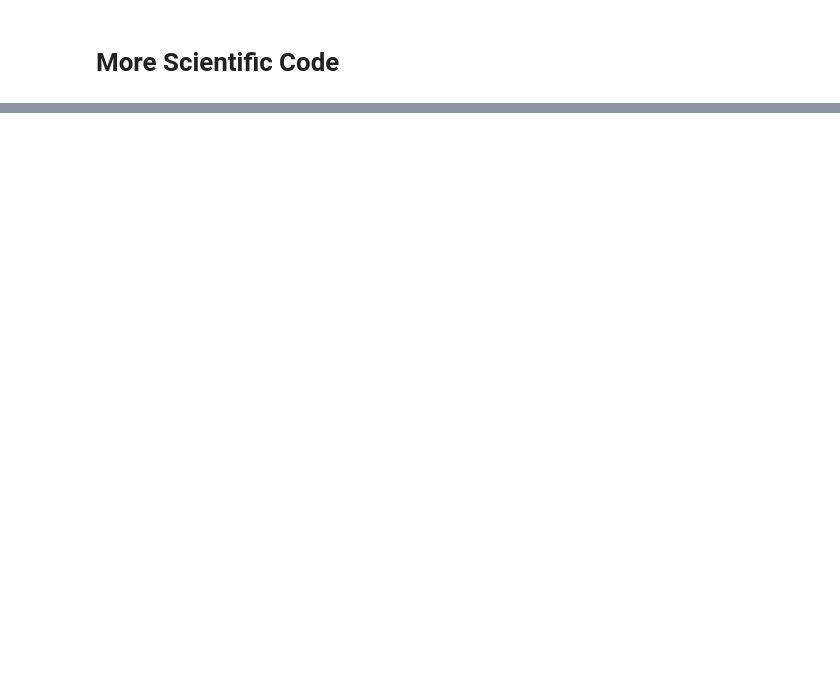
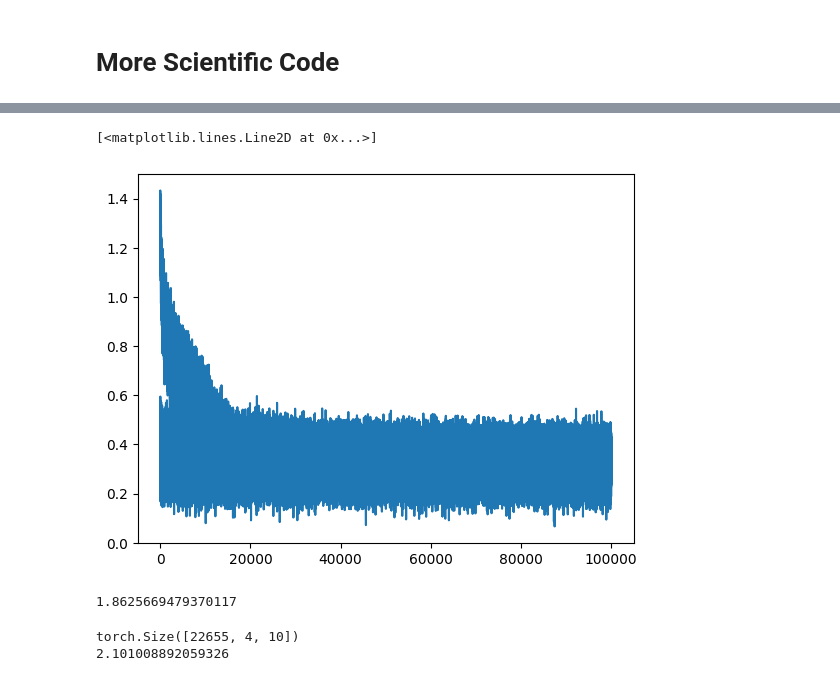
Before and after one commit to dCaples/gptfromscratch, a Jupyter notebook: makemore_mlp.ipynb, the cells around one changed output, grey strips where cells are left out. Drawn from its saved outputs; the diff is of its cells as text; code cells hidden in the pictures; blank space fills up the shorter version.

```diff
--- a/makemore_mlp.ipynb
+++ b/makemore_mlp.ipynb
@@ -447,10 +434,13 @@ Xtr, Ytr = build_dataset(words[:n1])
 Xdev, Ydev = build_dataset(words[n1:n2])
 Xte, Yte = build_dataset(words[n2:])
 # %%
-C = torch.randn((27,2)) # letters to embeddings
-W1 = torch.randn((6, 100))
-b1 = torch.randn(100)
-W2 = torch.randn((100, 27))
+C = torch.randn((27,10)) # letters to embeddings
+W1 = torch.randn((40, 170))
+b1 = torch.randn(170)
+W2 = torch.randn((170, 27))
 b2 = torch.randn(27)
 
 parameters = [C, W1, b1, W2, b2]
+# %%
+for p in parameters:
+    p.requires_grad = True
@@ -456,0 +450,52 @@ parameters = [C, W1, b1, W2, b2]
+# %%
+lri = []
+lossi = []
+stepi = []
+# %%
+
+for i in range(100000):
+
+        # minibatch construct
+        ix = torch.randint(0,Xtr.shape[0],(32,)) #32 integers that index into dataset
+
+
+        # forward pass
+        emb = C[Xtr[ix]] # embed to tokens (32, 3, 2). Only use minibatch
+        h = torch.tanh(emb.view(-1, 40) @ W1 + b1) #(32, 100)
+        logits = h @ W2 + b2 # (32, 27)
+        loss = F.cross_entropy(logits, Ytr[ix]) # shortcut for commented code above. Use minibatch added too
+
+        # backward pass
+        for p in parameters:
+            p.grad= None
+
+        loss.backward()
+        # update
+        lr = 0.01
+        for p in parameters:
+            p.data += -lr * p.grad
+
+        # track learning rate stats
+        # lri.append(lr)
+        lossi.append(loss.log10().item())
+        stepi.append(i)
+# %%
+plt.plot(stepi, lossi)
+# %% [output]
+[<matplotlib.lines.Line2D at 0x...>]
+[figure, added]
+# %%
+print(loss.item())
+# %% [output]
+1.8625669479370117
+# %%
+# evaluate on dev set
+emb = C[Xdev] # embed devset to tokens
+print(emb.shape)
+h = torch.tanh(emb.view(-1, 40) @ W1 + b1)
+logits = h @ W2 + b2
+loss = F.cross_entropy(logits, Ydev)
+print(loss.item())
+# %% [output]
+torch.Size([22655, 4, 10])
+2.101008892059326
```
Also changed, not shown: parts of 18 cells of this notebook.
